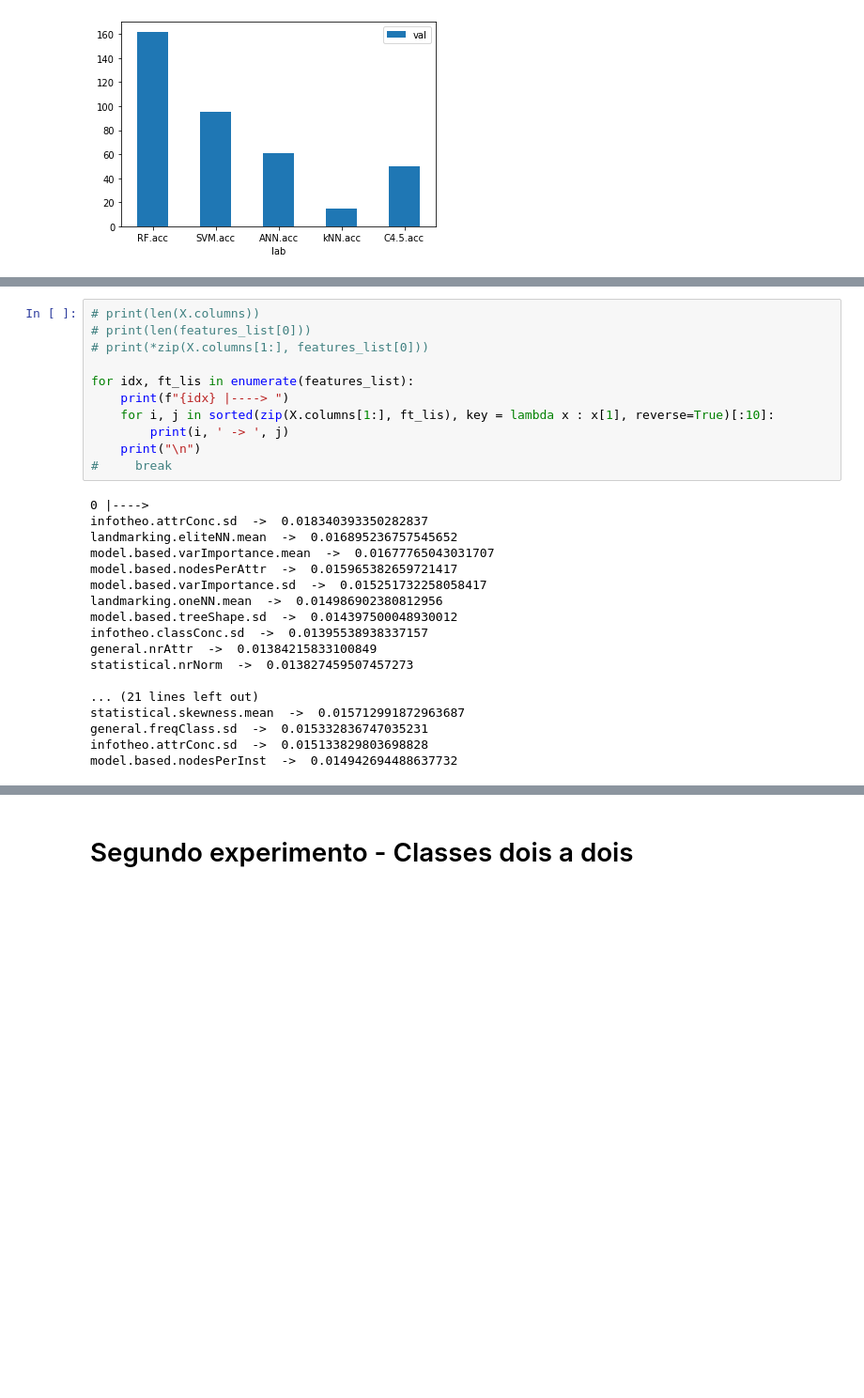
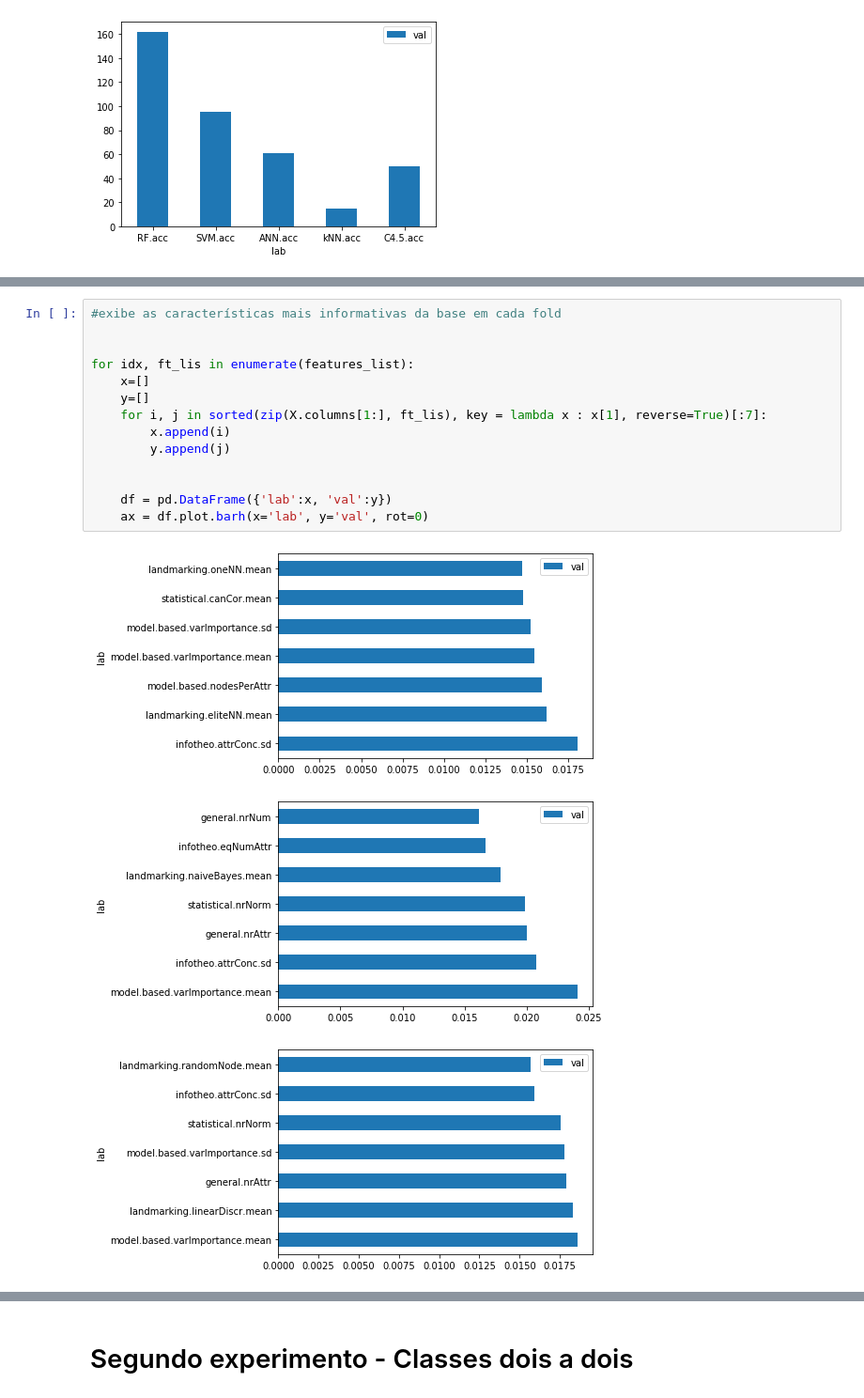
Before and after one commit to maffei2443/fsi-seminarios, a Jupyter notebook: Experimentos_manu/Presentation.ipynb, the cells around one changed output, grey strips where cells are left out. Shown at 94% size. Cells and saved outputs as stored; diff of their text form; blank space fills up the shorter version.

```diff
--- a/Experimentos_manu/Presentation.ipynb
+++ b/Experimentos_manu/Presentation.ipynb
@@ -153,29 +148,18 @@ Mean accuracy =  0.4492084973753281
 # %%
-# print(len(X.columns))
-# print(len(features_list[0]))
-# print(*zip(X.columns[1:], features_list[0]))
+#exibe as características mais informativas da base em cada fold
+
 
 for idx, ft_lis in enumerate(features_list):
-    print(f"{idx} |----> ")
-    for i, j in sorted(zip(X.columns[1:], ft_lis), key = lambda x : x[1], reverse=True)[:10]:
-        print(i, ' -> ', j)
-    print("\n")
-#     break
+    x=[]
+    y=[]
+    for i, j in sorted(zip(X.columns[1:], ft_lis), key = lambda x : x[1], reverse=True)[:7]:
+        x.append(i)
+        y.append(j)
+
+
+    df = pd.DataFrame({'lab':x, 'val':y})
+    ax = df.plot.barh(x='lab', y='val', rot=0)
 # %% [output]
-0 |---->
-infotheo.attrConc.sd  ->  0.018340393350282837
-landmarking.eliteNN.mean  ->  0.016895236757545652
-model.based.varImportance.mean  ->  0.01677765043031707
-model.based.nodesPerAttr  ->  0.015965382659721417
-model.based.varImportance.sd  ->  0.015251732258058417
-landmarking.oneNN.mean  ->  0.014986902380812956
-model.based.treeShape.sd  ->  0.014397500048930012
-infotheo.classConc.sd  ->  0.01395538938337157
-general.nrAttr  ->  0.01384215833100849
-statistical.nrNorm  ->  0.013827459507457273
-
-... (21 lines left out)
-statistical.skewness.mean  ->  0.015712991872963687
-general.freqClass.sd  ->  0.015332836747035231
-infotheo.attrConc.sd  ->  0.015133829803698828
-model.based.nodesPerInst  ->  0.014942694488637732
+[figure, added]
+[figure, added]
+[figure, added]
```
Also changed, not shown: parts of 7 cells of this notebook.
